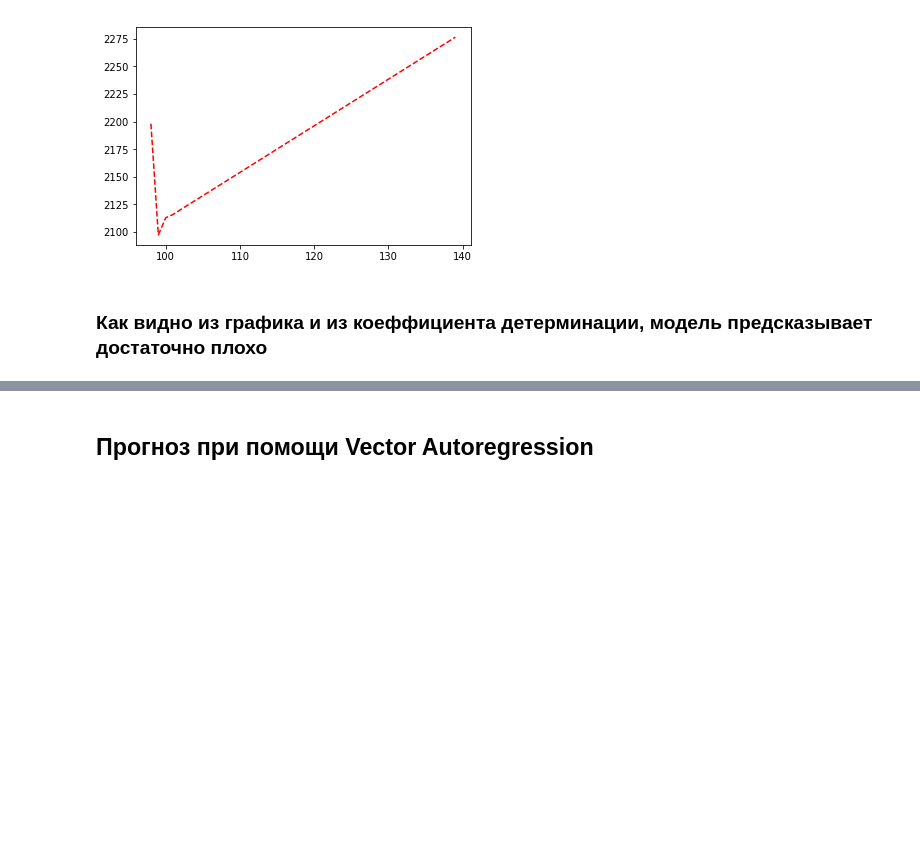
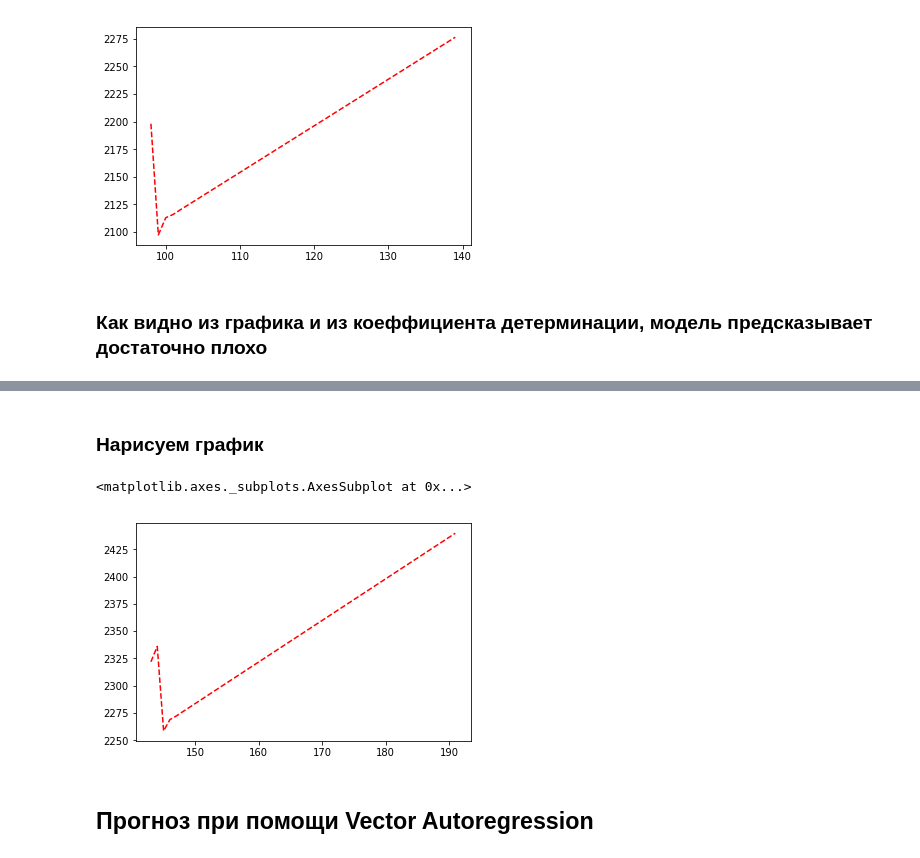
Before and after one commit to antonlagunov1623/ITechArt_lab, a Jupyter notebook: task1.ipynb, the cells around one changed output, grey strips where cells are left out. Cells and saved outputs as stored; diff of their text form; code cells hidden in the pictures; blank space fills up the shorter version.

Commit message:
commit with prediction for the future

```diff
--- a/task1.ipynb
+++ b/task1.ipynb
@@ -426,0 +539,2 @@ prediction.plot(style='r--')
+# %%
+arima_model = sm.tsa.ARIMA(first, order=(1, 1, 1)).fit(full_output=True, disp=0)
@@ -426,0 +564,2 @@ prediction.plot(style='r--')
+# %%
+new_pred = arima_model.predict(start=144, end=192, typ='levels')
@@ -427,3 +586,10 @@ prediction.plot(style='r--')
+# %% [markdown]
+### Нарисуем график
+# %%
+new_pred.plot(style='r--')
+# %% [output]
+<matplotlib.axes._subplots.AxesSubplot at 0x...>
+[figure, added]
 # %% [markdown]
 ## Прогноз при помощи Vector Autoregression
 # %% [markdown]
```
Also changed, not shown: parts of 46 cells of this notebook.
